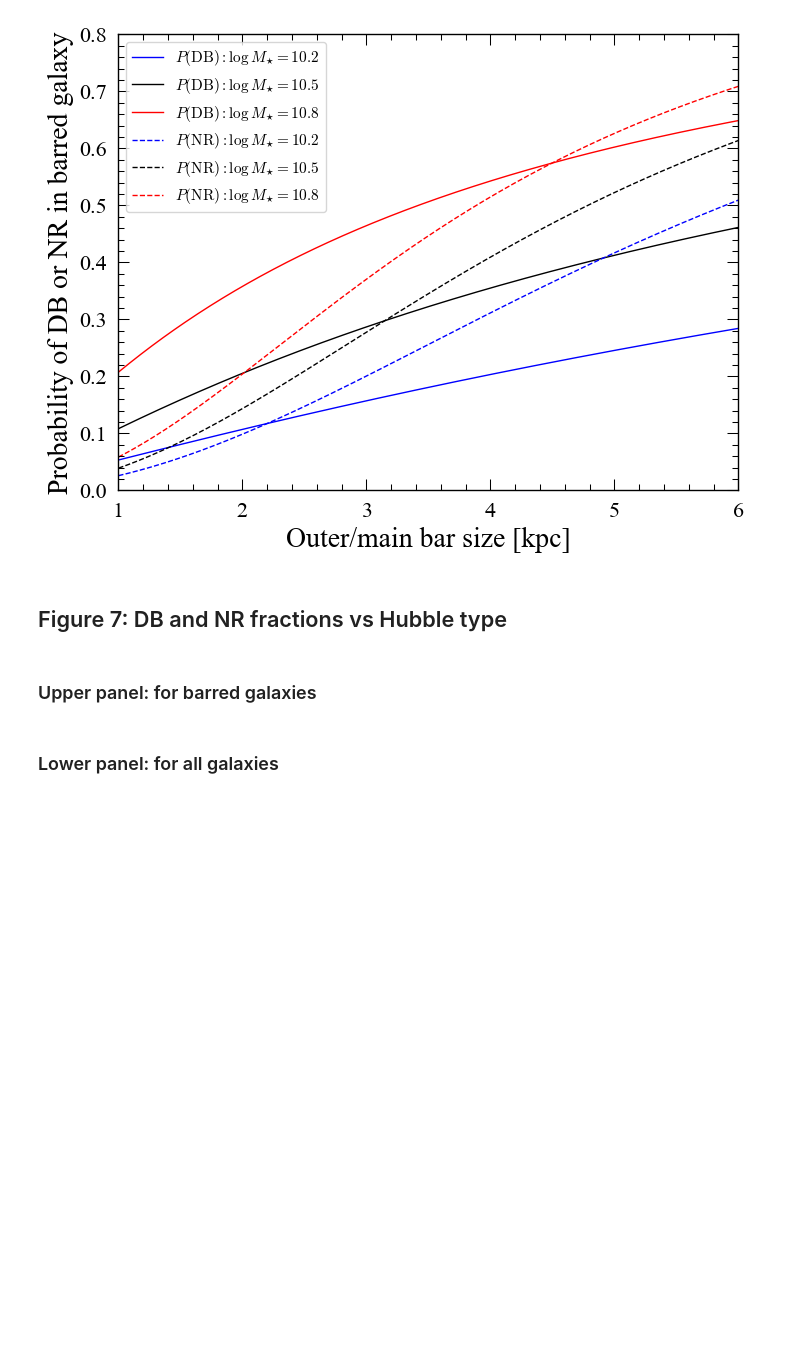
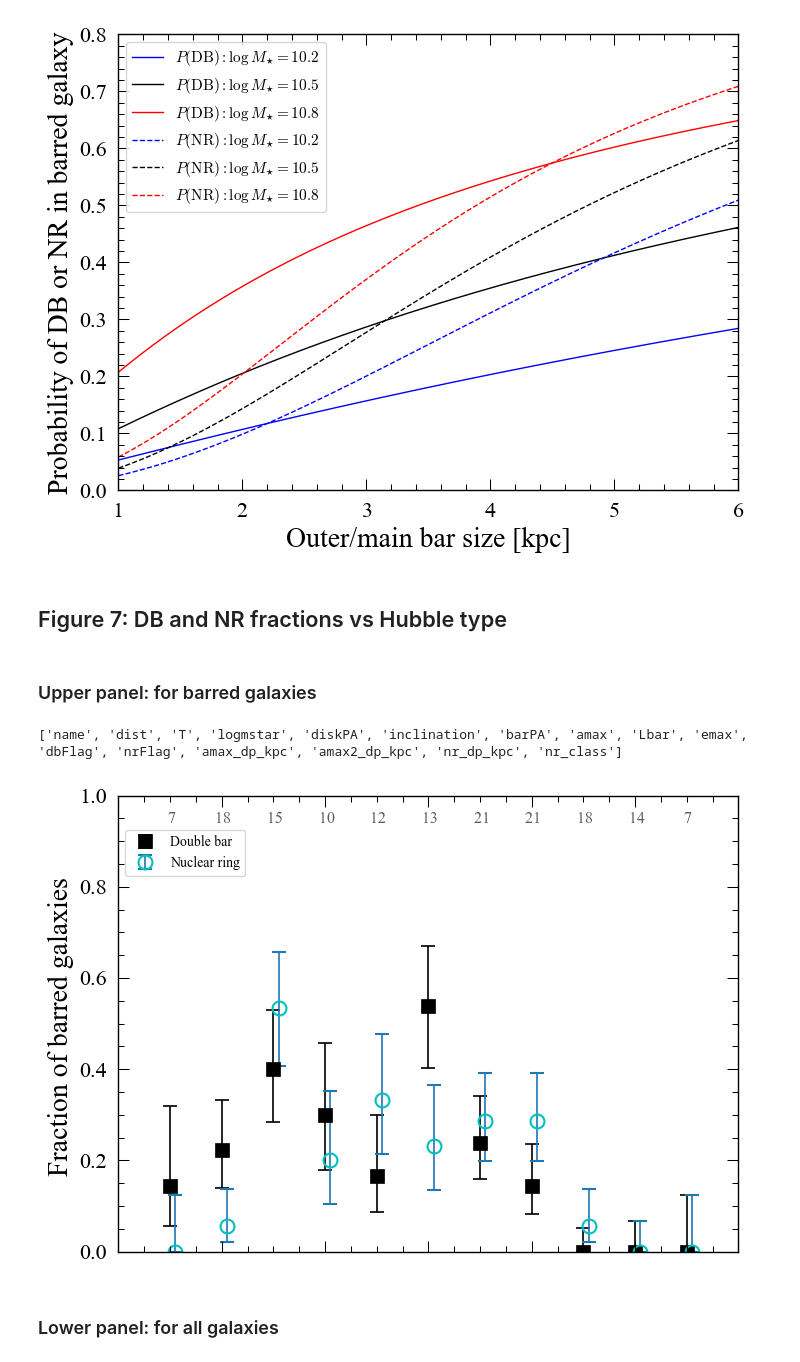
Before and after one commit to perwin/db-nr_paper, a Jupyter notebook: figures_for_paper.ipynb, the cells around one changed output. Drawn from its saved outputs; the diff is of its cells as text; code cells hidden in the pictures; blank space fills up the shorter version.

```diff
--- a/figures_for_paper.ipynb
+++ b/figures_for_paper.ipynb
@@ -424,5 +433,34 @@ if savePlots:
 ## Figure 7: DB and NR fractions vs Hubble type
 # %% [markdown]
 ### Upper panel: for barred galaxies
+# %%
+print(df_bars.colNames)
+pu.PlotFrequency(df_bars.T, ii_db, ii_nondb, -3.5,8,1, noErase=True, fmt='ks', ms=10, label="Double bar")
+pu.PlotFrequency(df_bars.T, ii_nr, ii_nonnr, -3.5,8,1, offset=0.1, noErase=True, fmt='o', mfc='None', mec='c', mew=1.5, ms=10, label="Nuclear ring")
+
+# add bin counts
+binranges = np.arange(-3.5,8,1)
+i_all = ii_db + ii_nondb
+(n_all, bin_edges) = np.histogram(df_bars.T[i_all], binranges)
+n_all_int = [round(n) for n in n_all]
+for i in range(len(n_all_int)):
+    x = binranges[i]
+    n = n_all_int[i]
+    text(x + 0.3, 0.94, "%3d" % n, fontsize=11.5, color='0.35')
+
+legend(loc='upper left', bbox_to_anchor=(0,0,1,0.94), fontsize=10)
+
+ylim(0,1);xlim(-4,8)
+ylabel("Fraction of barred galaxies ")
+ax = gca()
+ax.set_xticklabels([])
+subplots_adjust(bottom=0.14)
+if savePlots:
+    savefig(baseDir+"fDB-NR_vs_Htype_barred-galaxies_no-x-labels.pdf")
+
+# pu.PlotFrequency(df_bars.logmstar, ii_db, ii_nondb, 9.5, 11.25, 0.25, fmt='ks',ms=10,label='Double bar')
+# %% [output]
+['name', 'dist', 'T', 'logmstar', 'diskPA', 'inclination', 'barPA', 'amax', 'Lbar', 'emax', 'dbFlag', 'nrFlag', 'amax_dp_kpc', 'amax2_dp_kpc', 'nr_dp_kpc', 'nr_class']
+[figure, added]
 # %% [markdown]
 ### Lower panel: for all galaxies
```
Also changed, not shown: parts of 4 cells of this notebook, 3 other files.
